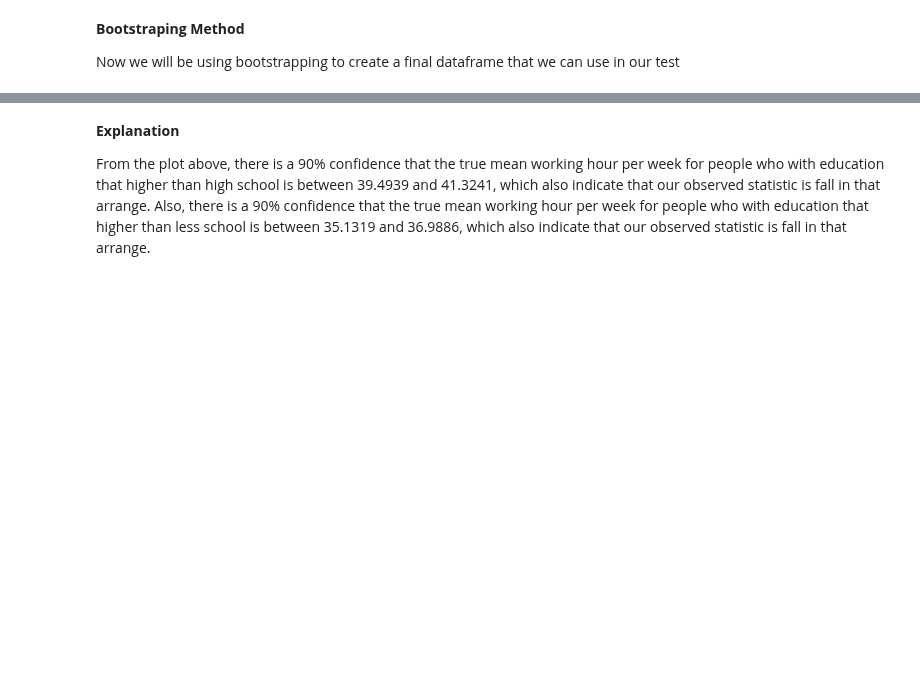
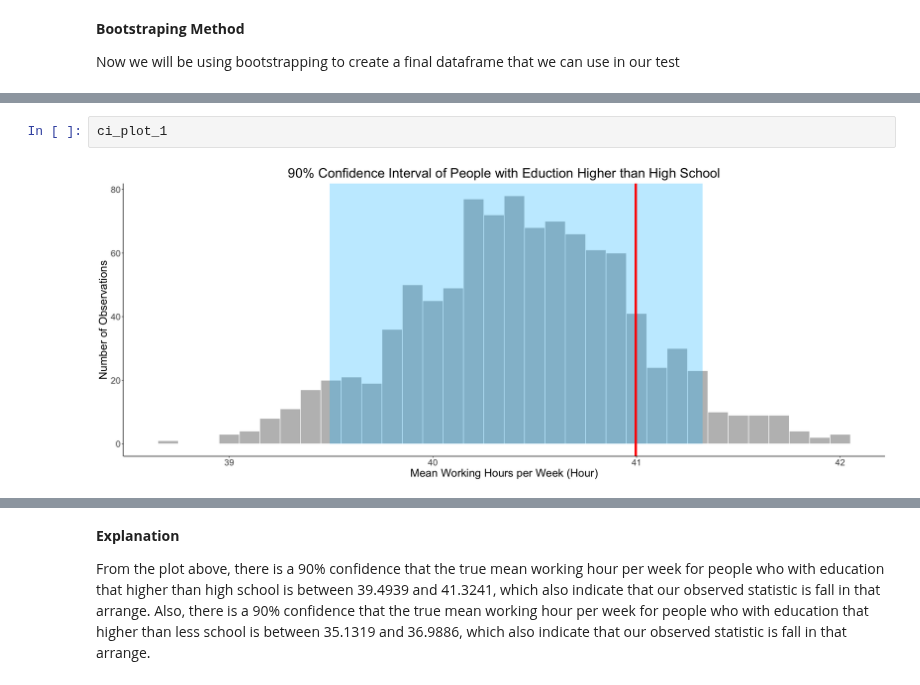
Before and after one commit to sidnand/Inferential-Report-on-Adult-Working-Hours, a Jupyter notebook: Final Report.ipynb, the cells around one changed output, grey strips where cells are left out. Cells and saved outputs as stored; diff of their text form; blank space fills up the shorter version.

Commit message:
added some figures and tables

```diff
--- a/Final Report.ipynb
+++ b/Final Report.ipynb
@@ -476,0 +493,4 @@ A tibble: 1 × 2
+# %%
+ci_plot_1
+# %% [output]
+[figure, added]
```
Also changed, not shown: parts of 36 cells of this notebook.
